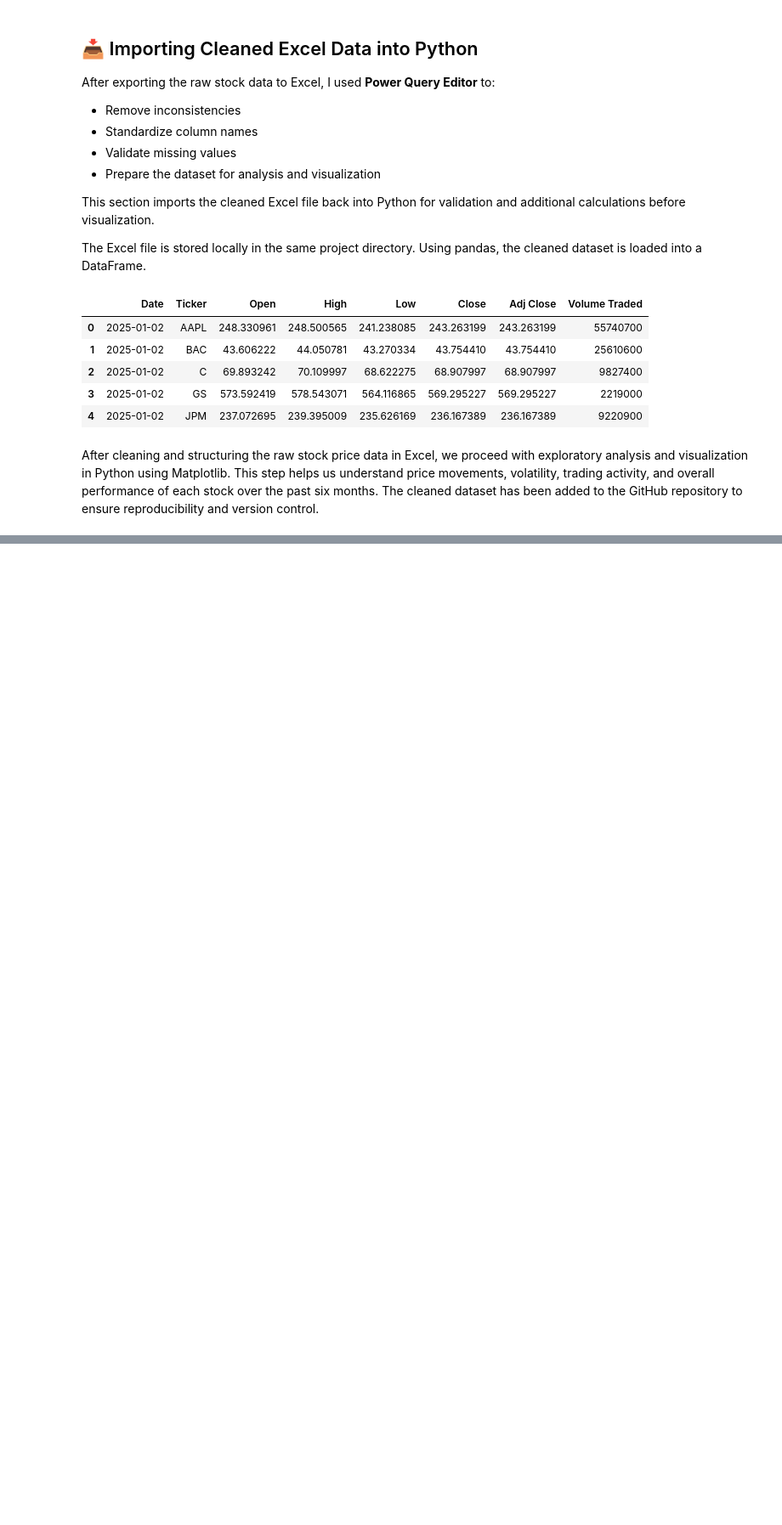
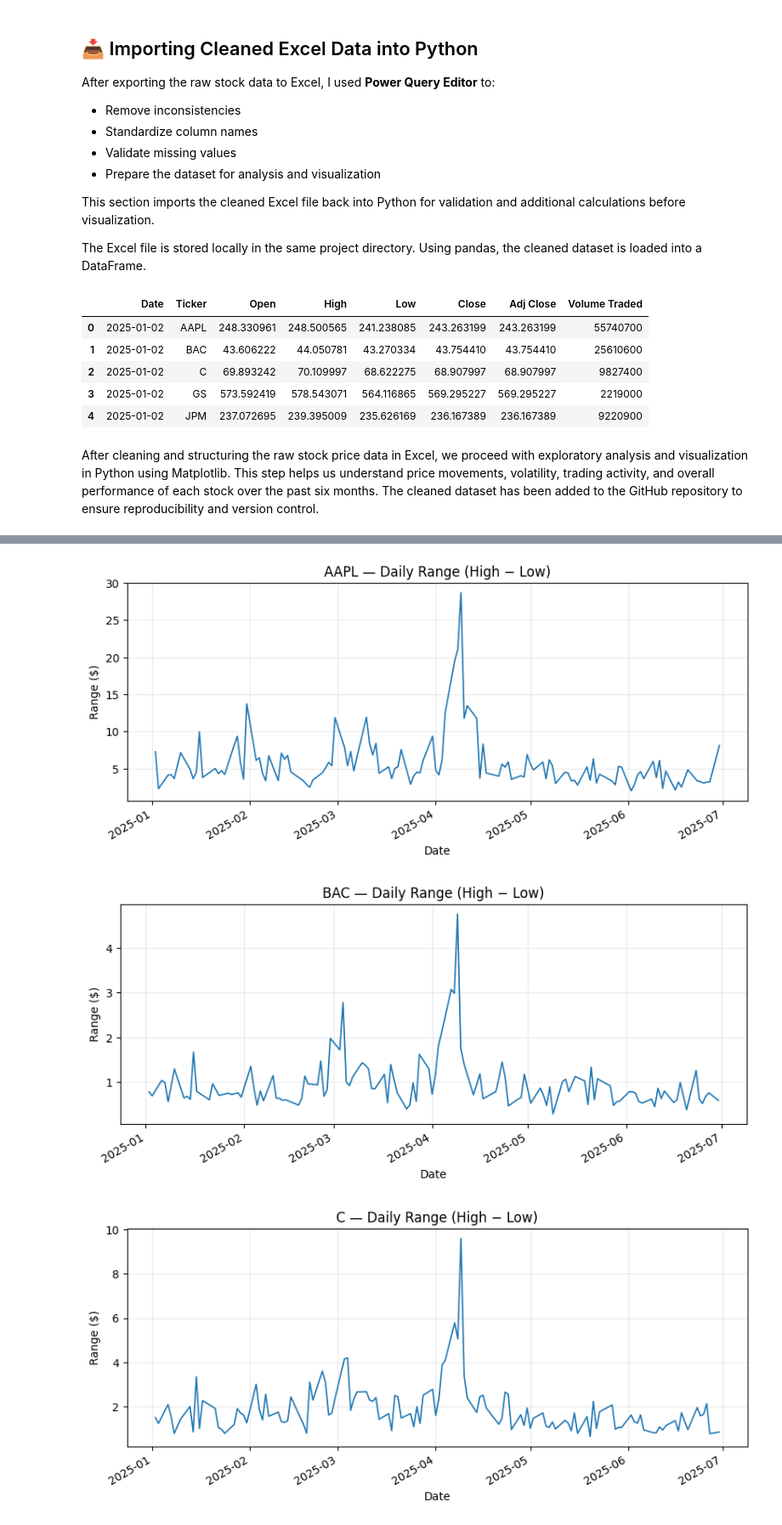
Before and after one commit to abdullahshaukat2/Stock-Performance-DashBoard, a Jupyter notebook: stock-performance-dashbaord.ipynb, the cells around one changed output, grey strips where cells are left out. Shown at 85% size. Drawn from its saved outputs; the diff is of its cells as text; code cells hidden in the pictures; blank space fills up the shorter version.

```diff
--- a/stock-performance-dashbaord.ipynb
+++ b/stock-performance-dashbaord.ipynb
@@ -171,0 +186,5 @@ After cleaning and structuring the raw stock price data in Excel, we proceed wit
+# %%
+high = df.pivot(index="Date", columns="Ticker", values="High")
+low  = df.pivot(index="Date", columns="Ticker", values="Low")
+
+daily_range = high - low
@@ -171,0 +252,18 @@ After cleaning and structuring the raw stock price data in Excel, we proceed wit
+# %%
+# ---- 3) Range (High − Low) — 8 charts ----
+for t in daily_range.columns:
+    fig, ax = plt.subplots()
+    s = daily_range[t].dropna()
+
+    ax.plot(s.index, s.values, linewidth=1.25)
+    ax.set_title(f"{t} — Daily Range (High − Low)")
+    ax.set_xlabel("Date")
+    ax.set_ylabel("Range ($)")
+
+    fig.autofmt_xdate()
+    plt.show()
+    plt.close(fig)
+# %% [output]
+[figure, added]
+[figure, added]
+[figure, added]
```
Also changed, not shown: parts of 13 cells of this notebook.
